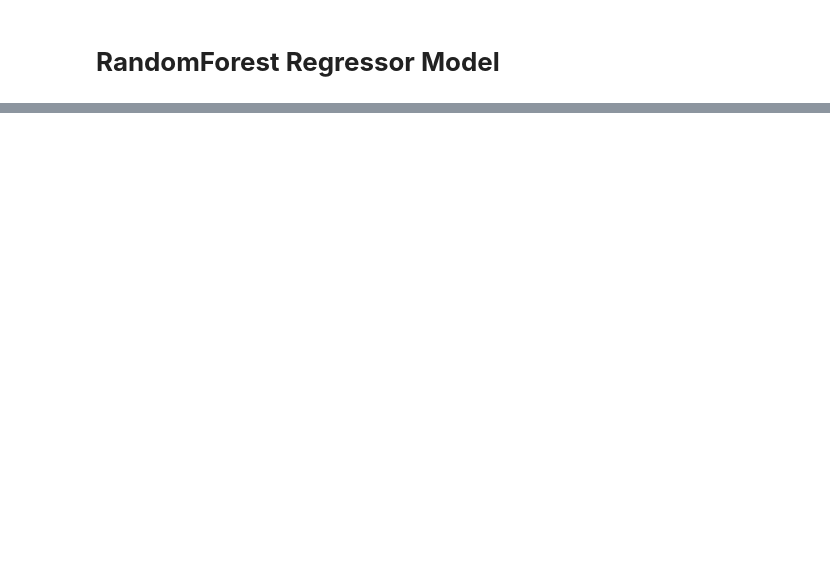
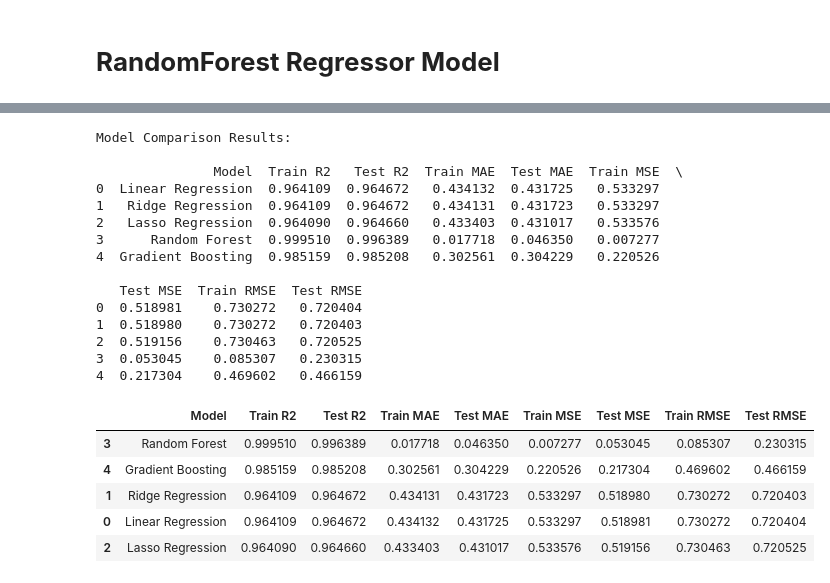
Before and after one commit to ArunK-ML/Project---TripFare-Predicting-Urban-Taxi-Fare-with-Machine-Learning, a Jupyter notebook: Taxi_trip_Finalone.ipynb, the cells around one changed output, grey strips where cells are left out. Saved outputs shown, nothing was run; the diff lists cells and outputs as text; code cells hidden in the pictures; blank space fills up the shorter version.

```diff
--- a/Taxi_trip_Finalone.ipynb
+++ b/Taxi_trip_Finalone.ipynb
@@ -1037,3 +1083,70 @@ Model Performance In Test Set
+# %%
+from sklearn.linear_model import LinearRegression, Ridge, Lasso
+from sklearn.ensemble import RandomForestRegressor, GradientBoostingRegressor
+
+# ✅ Define models
+models = {
+    "Linear Regression": LinearRegression(),
+    "Ridge Regression": Ridge(alpha=1.0),
+    "Lasso Regression": Lasso(alpha=0.01),
+    "Random Forest": RandomForestRegressor(n_estimators=100, random_state=42),
+    "Gradient Boosting": GradientBoostingRegressor(random_state=42)
+}
+
+# ✅ Store results
+results = []
+
+for name, model in models.items():
+    model.fit(X_train, y_train)
+
+    # Predictions
+    y_train_pred = model.predict(X_train)
+    y_test_pred = model.predict(X_test)
+
+    # Evaluate
+    train_mae, train_mse, train_rmse, train_r2 = evaluate_model(y_train, y_train_pred)
+    test_mae, test_mse, test_rmse, test_r2 = evaluate_model(y_test, y_test_pred)
+
+    results.append({
+        "Model": name,
+        "Train R2": train_r2, "Test R2": test_r2,
+        "Train MAE": train_mae, "Test MAE": test_mae,
+        "Train MSE": train_mse, "Test MSE": test_mse,
+        "Train RMSE": train_rmse, "Test RMSE": test_rmse
+    })
+
+# ✅ Convert results into DataFrame for comparison
+import pandas as pd
+results_df = pd.DataFrame(results)
+
+print("Model Comparison Results:\n")
+print(results_df)
+
+# ✅ Sort by Test R2 (best model on top)
+results_df = results_df.sort_values(by="Test R2", ascending=False)
+results_df
+# %% [output]
+Model Comparison Results:
+
+               Model  Train R2   Test R2  Train MAE  Test MAE  Train MSE  \
+0  Linear Regression  0.964109  0.964672   0.434132  0.431725   0.533297
+1   Ridge Regression  0.964109  0.964672   0.434131  0.431723   0.533297
+2   Lasso Regression  0.964090  0.964660   0.433403  0.431017   0.533576
+3      Random Forest  0.999510  0.996389   0.017718  0.046350   0.007277
+4  Gradient Boosting  0.985159  0.985208   0.302561  0.304229   0.220526
+
+   Test MSE  Train RMSE  Test RMSE
+0  0.518981    0.730272   0.720404
+1  0.518980    0.730272   0.720403
+2  0.519156    0.730463   0.720525
+3  0.053045    0.085307   0.230315
+4  0.217304    0.469602   0.466159
+|  | Model | Train R2 | Test R2 | Train MAE | Test MAE | Train MSE | Test MSE | Train RMSE | Test RMSE |
+| 3 | Random Forest | 0.999510 | 0.996389 | 0.017718 | 0.046350 | 0.007277 | 0.053045 | 0.085307 | 0.230315 |
+| 4 | Gradient Boosting | 0.985159 | 0.985208 | 0.302561 | 0.304229 | 0.220526 | 0.217304 | 0.469602 | 0.466159 |
+| 1 | Ridge Regression | 0.964109 | 0.964672 | 0.434131 | 0.431723 | 0.533297 | 0.518980 | 0.730272 | 0.720403 |
+| 0 | Linear Regression | 0.964109 | 0.964672 | 0.434132 | 0.431725 | 0.533297 | 0.518981 | 0.730272 | 0.720404 |
+| 2 | Lasso Regression | 0.964090 | 0.964660 | 0.433403 | 0.431017 | 0.533576 | 0.519156 | 0.730463 | 0.720525 |
 # %%
 # User input
 duration = float(input("Enter trip duration (in minutes): "))
```
Also changed, not shown: parts of 55 cells of this notebook.
